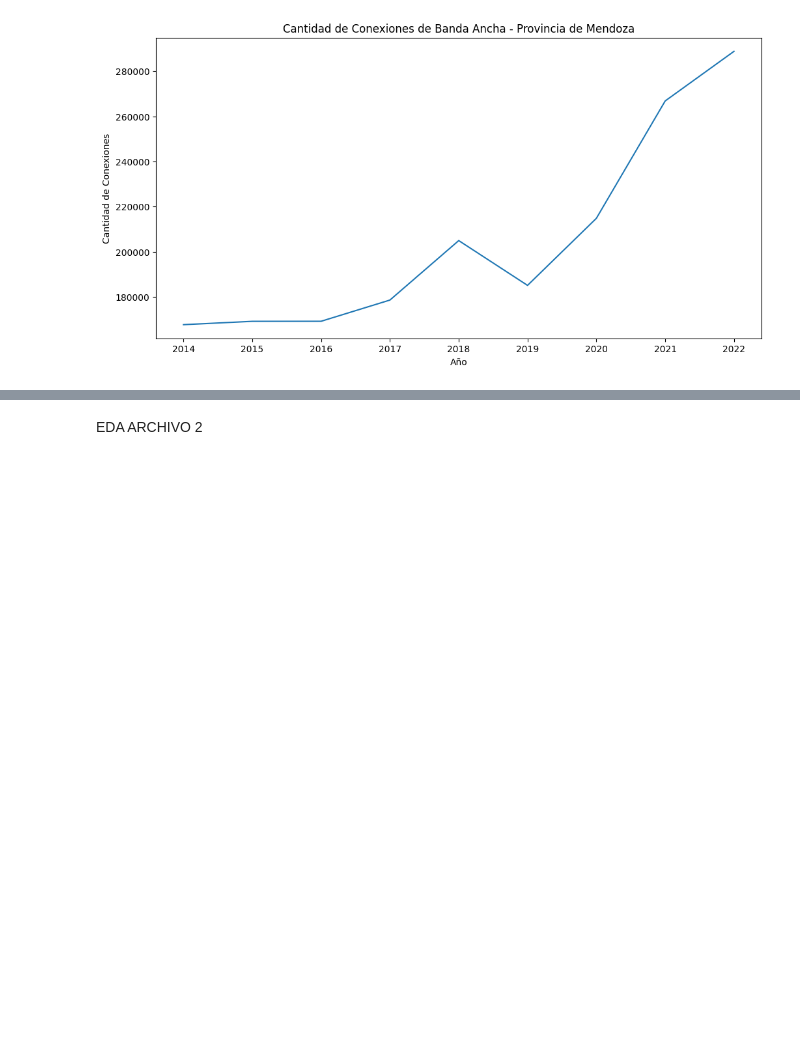
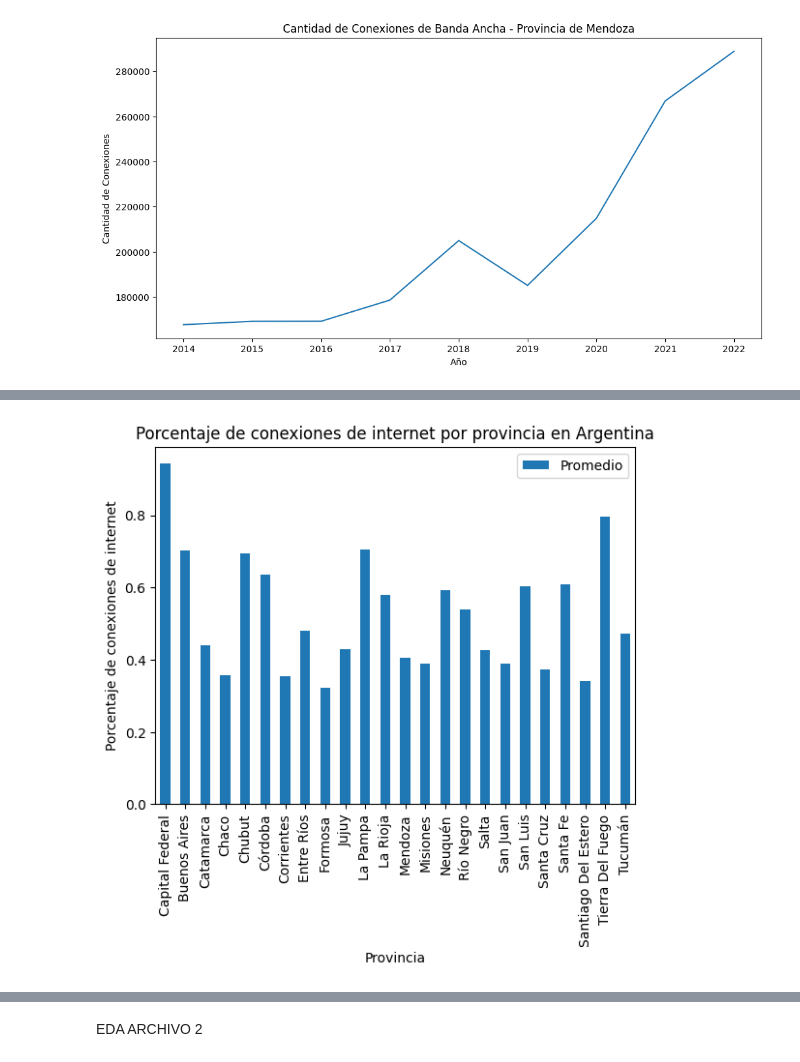
Before and after one commit to JMVS1/Proyecto-Individual2, a Jupyter notebook: EDA.ipynb, the cells around one changed output, grey strips where cells are left out. Saved outputs shown, nothing was run; the diff lists cells and outputs as text; code cells hidden in the pictures; blank space fills up the shorter version.

```diff
--- a/EDA.ipynb
+++ b/EDA.ipynb
@@ -441,0 +560,13 @@ plt.show()
+# %%
+import pandas as pd
+
+data = {'Provincia': ['Capital Federal', 'Buenos Aires', 'Catamarca', 'Chaco', 'Chubut', 'Córdoba', 'Corrientes', 'Entre Ríos', 'Formosa', 'Jujuy', 'La Pampa', 'La Rioja', 'Mendoza', 'Misiones', 'Neuquén', 'Río Negro', 'Salta', 'San Juan', 'San Luis', 'Santa Cruz', 'Santa Fe', 'Santiago Del Estero', 'Tierra Del Fuego', 'Tucumán'],
+        'Total Poblacion': [3120612, 17569053, 429556, 1142963, 603120, 3978984, 1197553, 1426426, 606041, 797955, 366022, 384607, 2014533, 1280960, 726590, 762067, 1440672, 818234, 540905, 333473, 3556522, 1054028, 190641, 1703186],
+        'Total Viviendas': [1640710, 6701808, 159438, 402101, 237133, 1633904, 407035, 560557, 213173, 276548, 164242, 150182, 710098, 467502, 274077, 296412, 479199, 265434,201610 ,131881 ,1460580 ,349058 ,67228 ,555801],
+        'Banda ancha fija': [1545534 ,4715469 ,70292 ,144141 ,164874 ,1038600 ,144842 ,268937 ,68537 ,118823 ,115921 ,86860 ,288746 ,182157 ,162693 ,160010 ,204536 ,103118 ,121888 ,49312 ,887700 ,119030 ,53584 ,263087]}
+
+df_merged = pd.DataFrame(data)
+
+df_merged['Promedio'] = df_merged['Banda ancha fija'] / df_merged['Total Viviendas']
+
+df_merged
@@ -441,0 +591,8 @@ plt.show()
+# %%
+ax = df_merged.plot.bar(x='Provincia', y='Promedio', rot=90)
+ax.set_xlabel('Provincia')
+ax.set_ylabel('Porcentaje de conexiones de internet')
+ax.set_title('Porcentaje de conexiones de internet por provincia en Argentina')
+plt.show()
+# %% [output]
+[figure, added]
```
Also changed, not shown: parts of 55 cells of this notebook, 2 other files.
